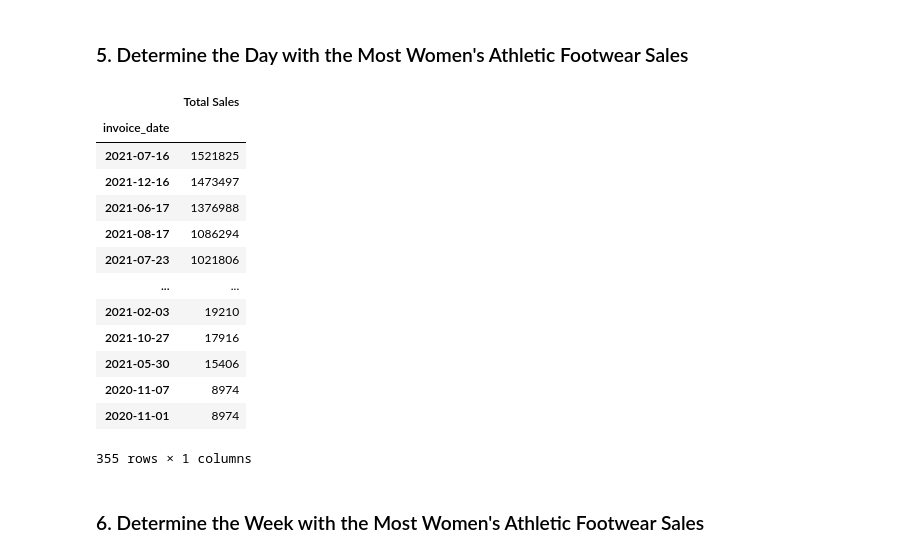
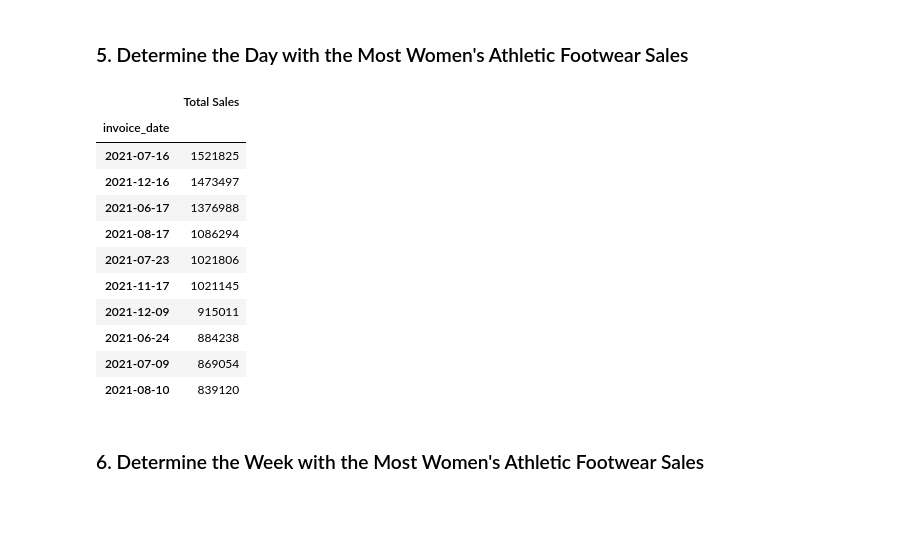
Before and after one commit to tbrown14611/athletic_sales_analysis, a Jupyter notebook: athletic_sales_analysis_starter_code.ipynb, the cells around one changed output. Saved outputs shown, nothing was run; the diff lists cells and outputs as text; code cells hidden in the pictures; blank space fills up the shorter version.

```diff
--- a/athletic_sales_analysis_starter_code.ipynb
+++ b/athletic_sales_analysis_starter_code.ipynb
@@ -346,25 +347,23 @@ piv.nlargest(5, ['Womens_Footwear_Units_Sold'])
 # %%
 # Create a pivot table with the 'invoice_date' column is the index, and the "total_sales" as the values.
 piv = woman_athletic_footwear_df.reset_index().pivot_table(index=['invoice_date'],values='total_sales', aggfunc = "sum", fill_value = 0)
 
-# Optional: Rename the "total_sales" column to "Total Sales"
+# Resample the pivot table into daily bins, and get the total sales for each day.
+piv.resample("D").sum()  # Daily Option
+# Sort the resampled pivot table in ascending order on "Total Sales".
 piv = piv.rename(columns={'total_sales': 'Total Sales'})
 piv = piv.sort_values('Total Sales',axis=0,ascending=False)
-
-# Show the table.
-piv.nlargest(500, ['Total Sales'])
+piv.nlargest(10, ['Total Sales'])
 # %% [output]
 |  | Total Sales |
 | invoice_date |  |
 | 2021-07-16 | 1521825 |
 | 2021-12-16 | 1473497 |
 | 2021-06-17 | 1376988 |
 | 2021-08-17 | 1086294 |
 | 2021-07-23 | 1021806 |
-| ... | ... |
-| 2021-02-03 | 19210 |
-| 2021-10-27 | 17916 |
-| 2021-05-30 | 15406 |
-| 2020-11-07 | 8974 |
-| 2020-11-01 | 8974 |
+| 2021-11-17 | 1021145 |
+| 2021-12-09 | 915011 |
+| 2021-06-24 | 884238 |
+| 2021-07-09 | 869054 |
+| 2021-08-10 | 839120 |
-355 rows × 1 columns
```
Also changed, not shown: parts of 4 cells of this notebook.
